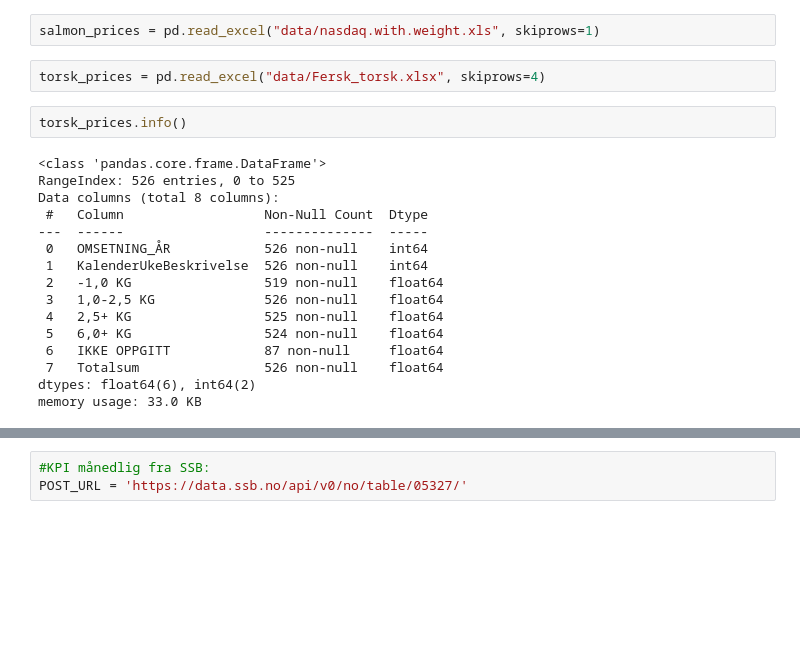
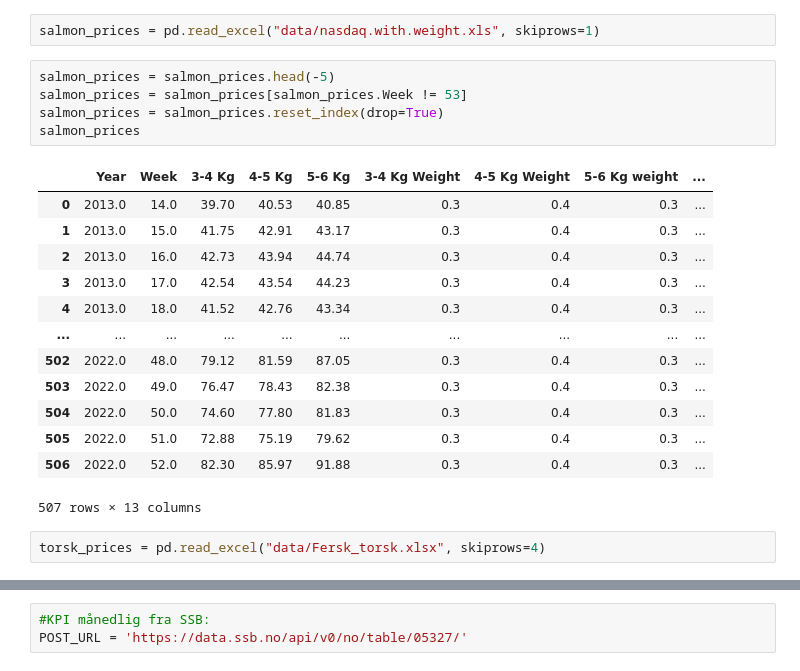
Before and after one commit to BachelorLaks/bachelor2023, a Jupyter notebook: MainBachelor.ipynb, the cells around one changed output, grey strips where cells are left out. Cells and saved outputs as stored; diff of their text form; blank space fills up the shorter version.

```diff
--- a/MainBachelor.ipynb
+++ b/MainBachelor.ipynb
@@ -9,22 +28,23 @@ kveite_prices = pd.read_excel("data/Fersk_kveite.xlsx", skiprows=4)
 # %%
 salmon_prices = pd.read_excel("data/nasdaq.with.weight.xls", skiprows=1)
+# %%
+salmon_prices = salmon_prices.head(-5)
+salmon_prices = salmon_prices[salmon_prices.Week != 53]
+salmon_prices = salmon_prices.reset_index(drop=True)
+salmon_prices
+# %% [output]
+|  | Year | Week | 3-4 Kg | 4-5 Kg | 5-6 Kg | 3-4 Kg Weight | 4-5 Kg Weight | 5-6 Kg weight | ... |
+| 0 | 2013.0 | 14.0 | 39.70 | 40.53 | 40.85 | 0.3 | 0.4 | 0.3 | ... |
+| 1 | 2013.0 | 15.0 | 41.75 | 42.91 | 43.17 | 0.3 | 0.4 | 0.3 | ... |
+| 2 | 2013.0 | 16.0 | 42.73 | 43.94 | 44.74 | 0.3 | 0.4 | 0.3 | ... |
+| 3 | 2013.0 | 17.0 | 42.54 | 43.54 | 44.23 | 0.3 | 0.4 | 0.3 | ... |
+| 4 | 2013.0 | 18.0 | 41.52 | 42.76 | 43.34 | 0.3 | 0.4 | 0.3 | ... |
+| ... | ... | ... | ... | ... | ... | ... | ... | ... | ... |
+| 502 | 2022.0 | 48.0 | 79.12 | 81.59 | 87.05 | 0.3 | 0.4 | 0.3 | ... |
+| 503 | 2022.0 | 49.0 | 76.47 | 78.43 | 82.38 | 0.3 | 0.4 | 0.3 | ... |
+| 504 | 2022.0 | 50.0 | 74.60 | 77.80 | 81.83 | 0.3 | 0.4 | 0.3 | ... |
+| 505 | 2022.0 | 51.0 | 72.88 | 75.19 | 79.62 | 0.3 | 0.4 | 0.3 | ... |
+| 506 | 2022.0 | 52.0 | 82.30 | 85.97 | 91.88 | 0.3 | 0.4 | 0.3 | ... |
+507 rows × 13 columns
 # %%
 torsk_prices = pd.read_excel("data/Fersk_torsk.xlsx", skiprows=4)
-# %%
-torsk_prices.info()
-# %% [output]
-<class 'pandas.core.frame.DataFrame'>
-RangeIndex: 526 entries, 0 to 525
-Data columns (total 8 columns):
- #   Column                  Non-Null Count  Dtype
----  ------                  --------------  -----
- 0   OMSETNING_ÅR            526 non-null    int64
- 1   KalenderUkeBeskrivelse  526 non-null    int64
- 2   -1,0 KG                 519 non-null    float64
- 3   1,0-2,5 KG              526 non-null    float64
- 4   2,5+ KG                 525 non-null    float64
- 5   6,0+ KG                 524 non-null    float64
- 6   IKKE OPPGITT            87 non-null     float64
- 7   Totalsum                526 non-null    float64
-dtypes: float64(6), int64(2)
-memory usage: 33.0 KB
```
Also changed, not shown: parts of 13 cells of this notebook, 1 other file.
